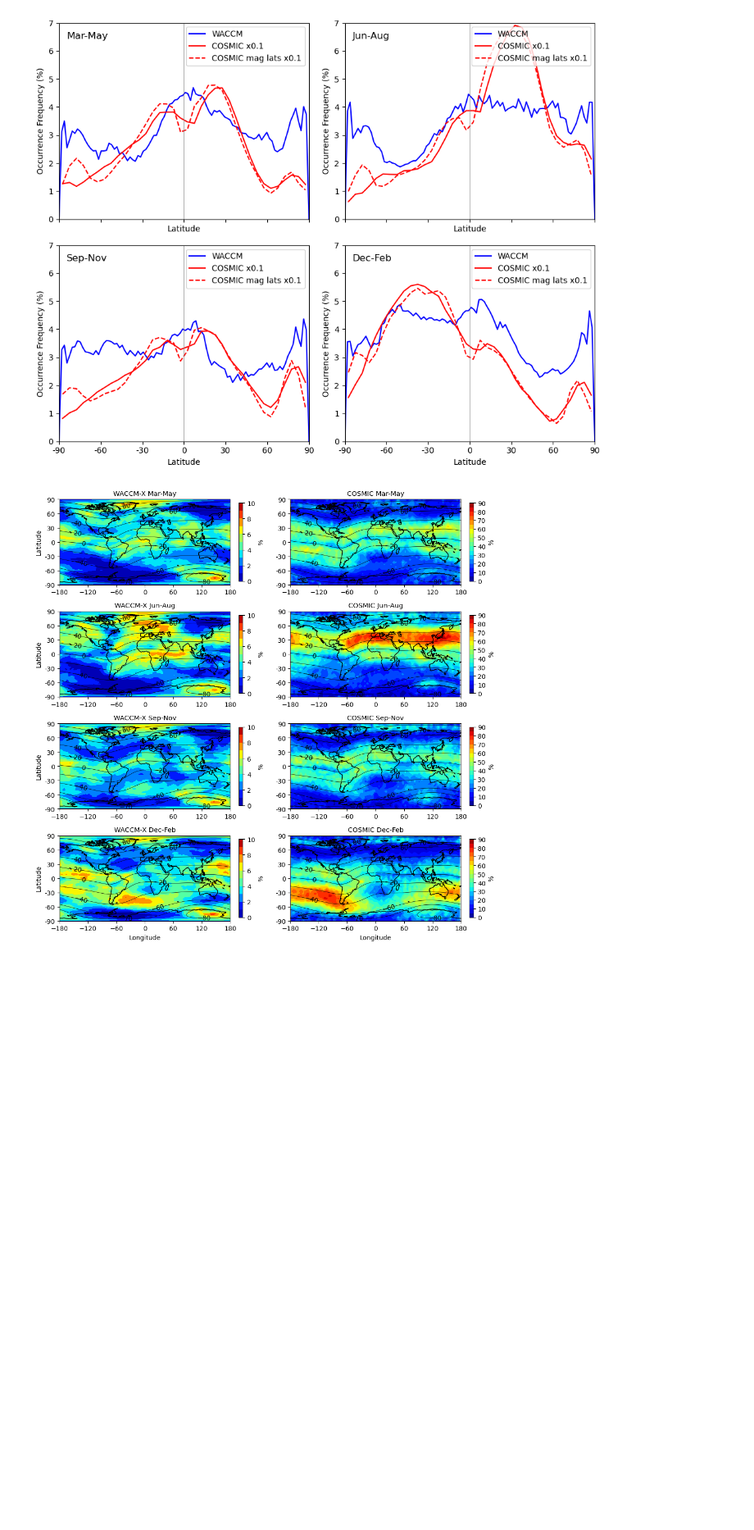
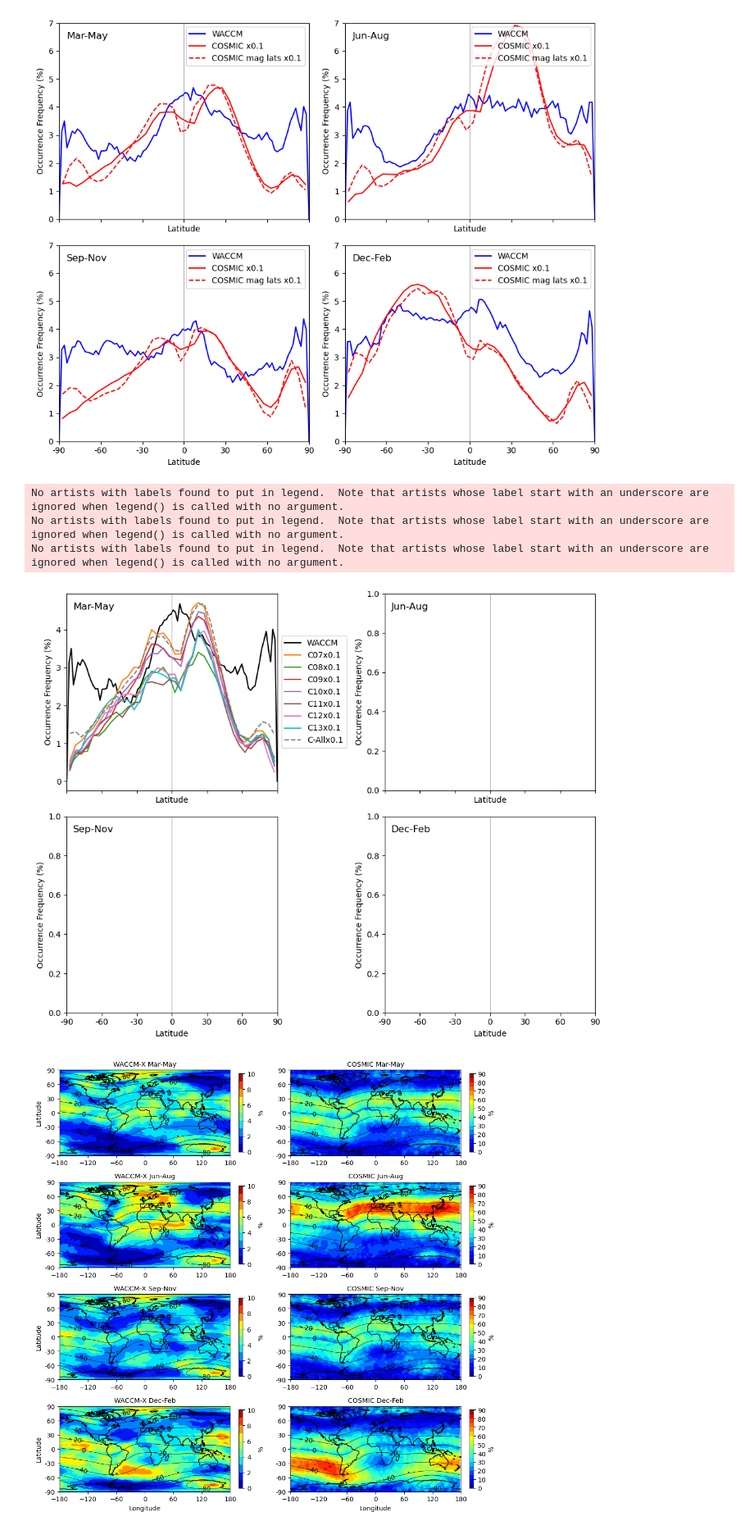
Before and after one commit to tashaay/SpE_Identification_Notebooks, a Jupyter notebook: COSMIC_WACCM_Plotting.ipynb, the cells around one changed output. Shown at 82% size. Saved outputs shown, nothing was run; the diff lists cells and outputs as text; code cells hidden in the pictures; blank space fills up the shorter version.

```diff
--- a/COSMIC_WACCM_Plotting.ipynb
+++ b/COSMIC_WACCM_Plotting.ipynb
@@ -419,6 +485,85 @@ plt.savefig('./Figures/Combined/' + str(figname), dpi=400, bbox_inches='tight')
 plt.show()
 # %% [output]
 [figure]
+# %%
+lat_values = np.arange(-90, 95, 5)
+lat_bin_edges = lat_values
+lat_bin_midpoints = (lat_bin_edges[:-1] + lat_bin_edges[1:]) / 2
+
+factor = 10
+
+# Create a 2x2 subplot grid
+fig, axes = plt.subplots(nrows=2, ncols=2, figsize=(10, 8), sharex=True)
+
+# Plot WACCM data
+axes[0, 0].plot(lat, spr_SpEs_Occ_Fr_b_dsavglevLT, color='black', label='WACCM')
+# axes[0, 1].plot(lat, sum_SpEs_Occ_Fr_b_dsavglevLT, color='black', label='WACCM')
+# axes[1, 0].plot(lat, aut_SpEs_Occ_Fr_b_dsavglevLT, color='black', label='WACCM')
+# axes[1, 1].plot(lat, win_SpEs_Occ_Fr_b_dsavglevLT, color='black', label='WACCM')
+
+
+# Plot COSMIC data
+axes[0, 0].plot(lat_bin_midpoints, spr_ocfr_LT_lat_2007 / factor, color='#ff7f0e', label='C07x0.1')
+axes[0, 0].plot(lat_bin_midpoints, spr_ocfr_LT_lat_2008 / factor, color='#2ca02c', label='C08x0.1')
+axes[0, 0].plot(lat_bin_midpoints, spr_ocfr_LT_lat_2009 / factor, color='#d62728', label='C09x0.1')
+axes[0, 0].plot(lat_bin_midpoints, spr_ocfr_LT_lat_2010 / factor, color='#9467bd', label='C10x0.1')
+axes[0, 0].plot(lat_bin_midpoints, spr_ocfr_LT_lat_2011 / factor, color='#8c564b', label='C11x0.1')
+axes[0, 0].plot(lat_bin_midpoints, spr_ocfr_LT_lat_2012 / factor, color='#e377c2', label='C12x0.1')
+axes[0, 0].plot(lat_bin_midpoints, spr_ocfr_LT_lat_2013 / factor, color='#17becf', label='C13x0.1')
+
+axes[0, 0].plot(lat_bin_midpoints, spr_ocfr_LT_lat / factor, color='#7f7f7f', linestyle='dashed', label='C-Allx0.1')
+# axes[0, 1].plot(lat_bin_midpoints, sum_ocfr_LT_lat / factor, color='#7f7f7f', linestyle='dashed', label='C-Allx0.1')
+# axes[1, 0].plot(lat_bin_midpoints, aut_ocfr_LT_lat / factor, color='#7f7f7f', linestyle='dashed', label='C-Allx0.1')
+# axes[1, 1].plot(lat_bin_midpoints, win_ocfr_LT_lat / factor, color='#7f7f7f', linestyle='dashed', label='C-Allx0.1')
+
+
+
+
+# Set common labels and legend
+for i, row in enumerate(axes):
+    for j, ax in enumerate(row):
+        ax.axvline(x=0, color='gray', linestyle='-', linewidth=0.5)
+        ax.set_xlim(-90, 90)
+        ax.set_xlabel('Latitude')
+        ax.set_ylabel('Occurrence Frequency (%)')
+        ax.set_xticks(np.linspace(-90, 90, 7))
+        ax.set_xticklabels((-90, -60, -30, 0, 30, 60, 90))
+
+        # Only add legend to the first subplot
+        if i == 0 and j == 0:
+            legend = ax.legend(loc='center left', bbox_to_anchor=(1, 0.5), fontsize=10)
+        else:
+            ax.legend().set_visible(False)
+
+
+# Add text annotation to the top left
+for i, row in enumerate(axes):
+    for j, ax in enumerate(row):
+        label = ['Mar-May', 'Jun-Aug', 'Sep-Nov','Dec-Feb'][i * 2 + j]
+        ax.text(0.03, 0.92, label, transform=ax.transAxes, fontsize=12)
+
+
+# Adjust layout
+plt.tight_layout()
+
+# Save and show the figure
+figname = f'{run_name}_Combined_Lat_s4max_{s4max_threshold}.png'
+#plt.savefig('./Figures/Combined/' + str(figname), dpi=400, bbox_inches='tight')
+plt.show()
+
+
+# 2007: 482048
+# 2008: 364922
+# 2009: 433731
+# 2010: 355202
+# 2011: 299451
+# 2012: 239559
+# 2013: 286458
+# %% [output]
+No artists with labels found to put in legend.  Note that artists whose label start with an underscore are ignored when legend() is called with no argument.
+No artists with labels found to put in legend.  Note that artists whose label start with an underscore are ignored when legend() is called with no argument.
+No artists with labels found to put in legend.  Note that artists whose label start with an underscore are ignored when legend() is called with no argument.
+[figure, added]
 # %%
 #Lat - Lon
 
```
Also changed, not shown: parts of 3 cells of this notebook, 15 other files.
